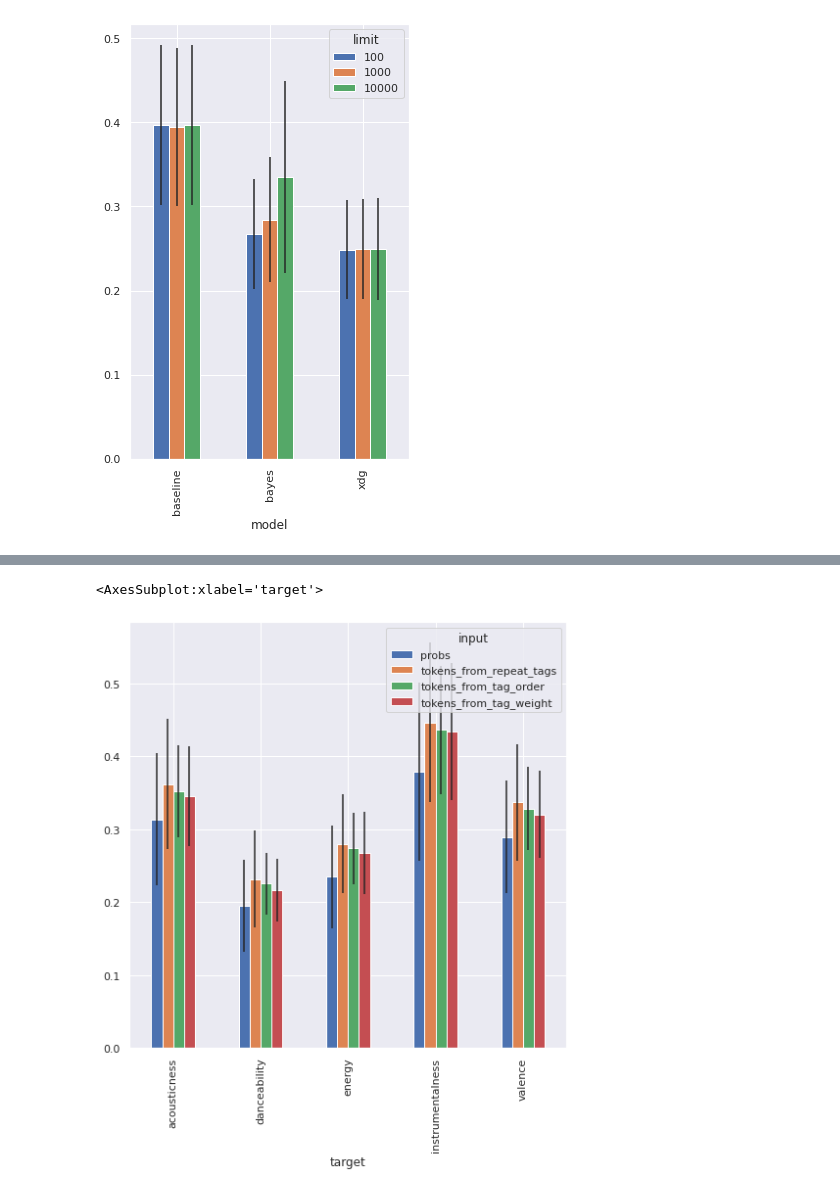
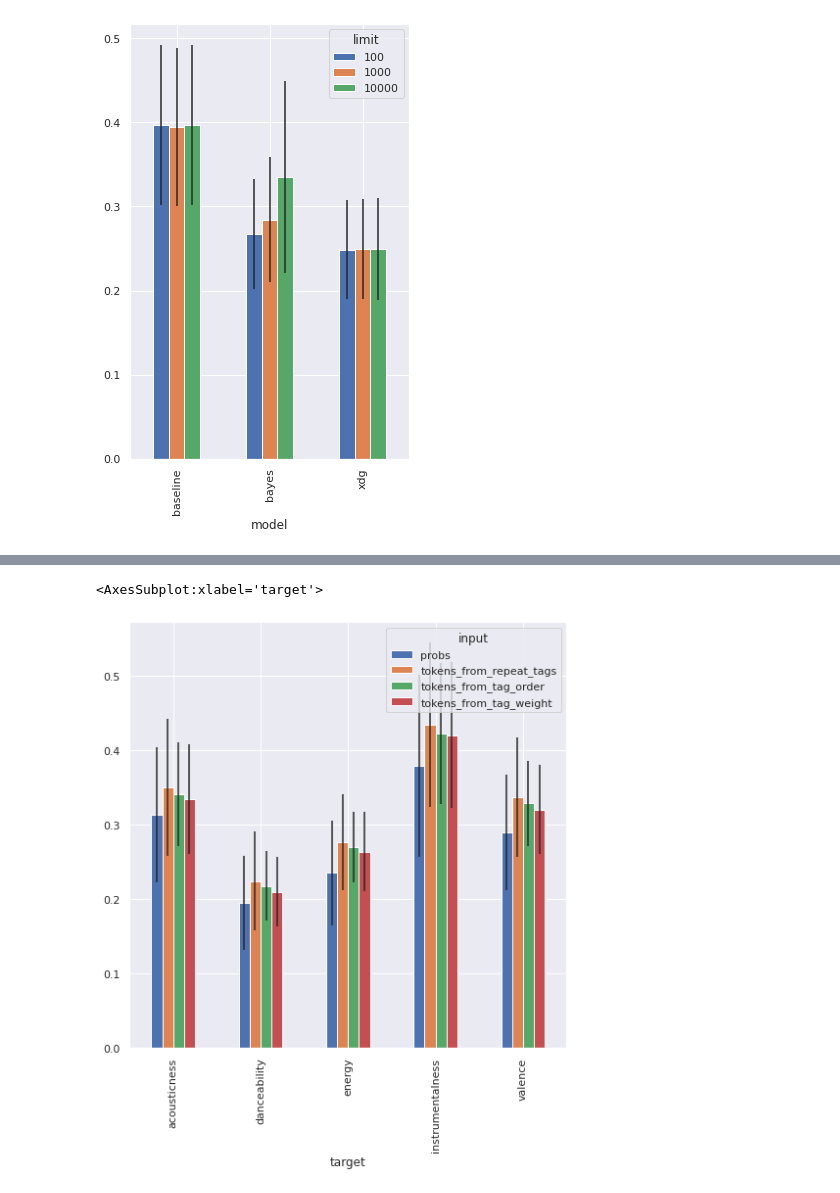
Before and after one commit to jramcast/music-recommendation, a Jupyter notebook: experiments/mylastfm/notebooks/anaylize_results.ipynb, the cells around one changed output, grey strips where cells are left out. Drawn from its saved outputs; the diff is of its cells as text; code cells hidden in the pictures.

```diff
--- a/experiments/mylastfm/notebooks/anaylize_results.ipynb
+++ b/experiments/mylastfm/notebooks/anaylize_results.ipynb
@@ -40,8 +117,8 @@ results.head()
 # %%
 # Define a function to group by dimensions and calculate MEAN and STD
 
-def mean_std_by(dimension, value="rmse", second_dimension="model"):
-    grouped_by = results[[value] + [dimension, second_dimension]].groupby([dimension, second_dimension])
+def mean_std_by(data, dimension, value="rmse", second_dimension="model"):
+    grouped_by = data[[value] + [dimension, second_dimension]].groupby([dimension, second_dimension])
     mean = grouped_by.mean().reset_index().pivot(index=second_dimension,columns=dimension, values=value)
     std = grouped_by.std().reset_index().pivot(index=second_dimension,columns=dimension, values=value)
     return mean, std
@@ -81,7 +160,7 @@ xdg                     0.255643
 # %%
 # Find the mean RMSE and std BY input type and target
-mean, std = mean_std_by("input", second_dimension="target")
+mean, std = mean_std_by(results_with_gpt2, "input", second_dimension="target")
 mean.plot(figsize=(8,8), kind="bar", yerr=std)
 # %% [output]
 <AxesSubplot:xlabel='target'>
-[figure, old version]
+[figure, new version]
```
Also changed, not shown: parts of 7 cells of this notebook.
